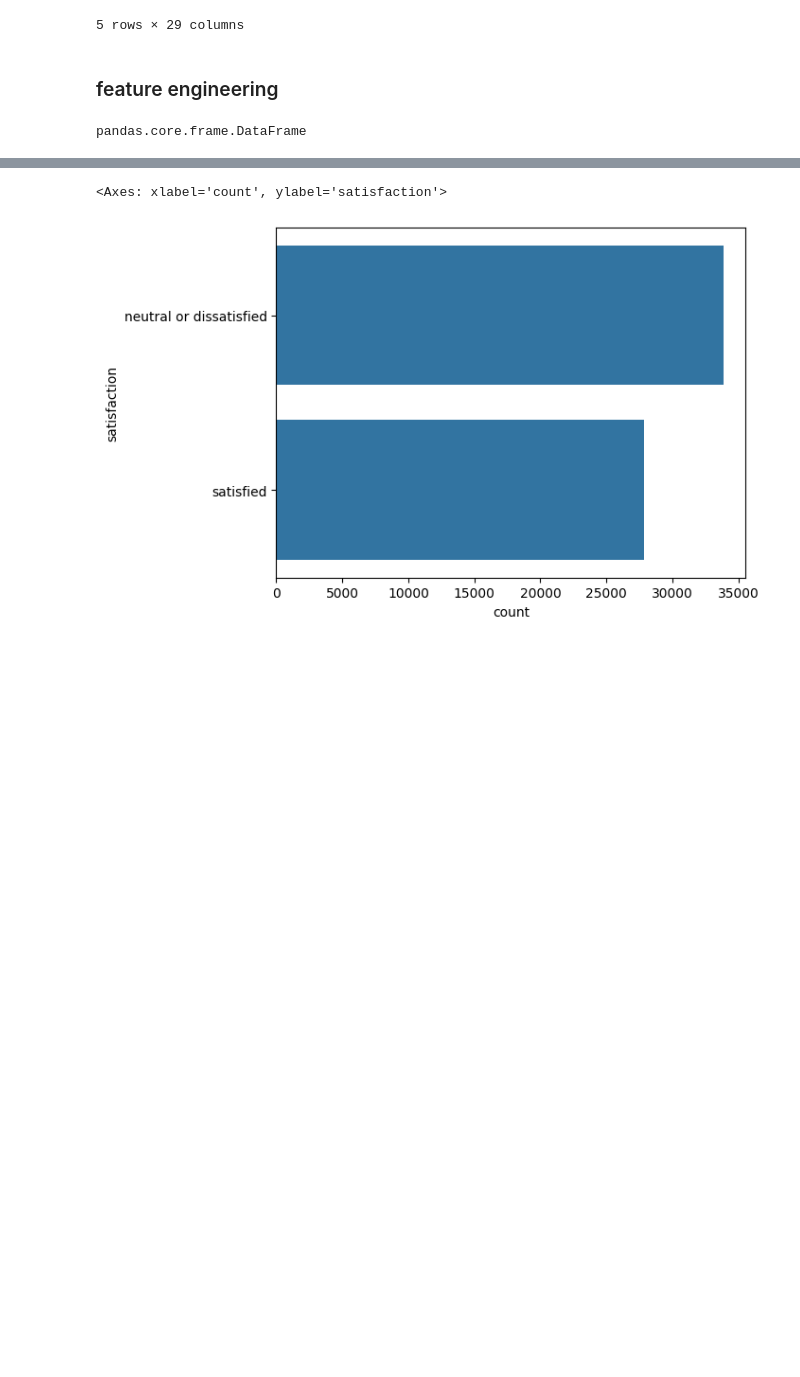
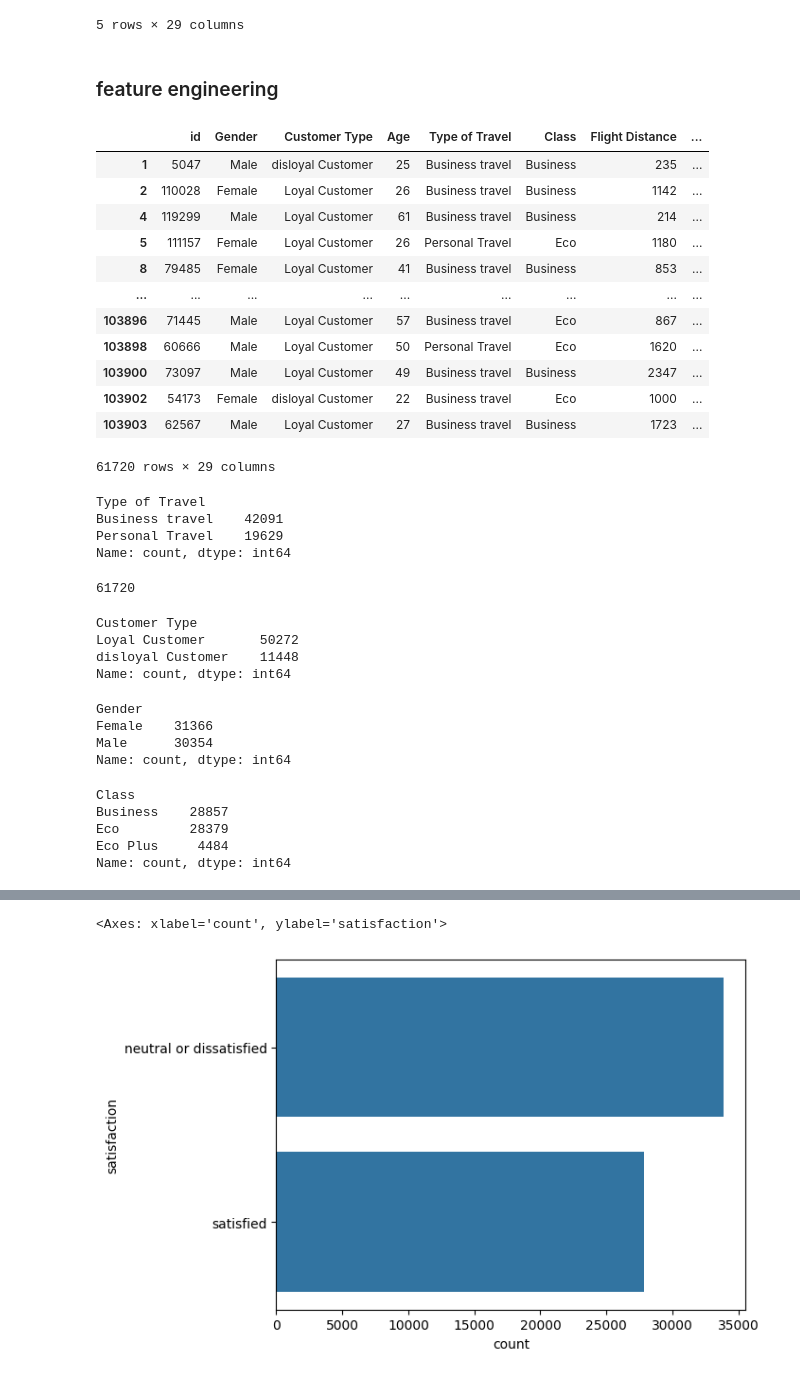
Before and after one commit to thobs-10/ml-zoomcamp-capstone, a Jupyter notebook: notebooks/eda.ipynb, the cells around one changed output, grey strips where cells are left out. Cells and saved outputs as stored; diff of their text form; code cells hidden in the pictures; blank space fills up the shorter version.

```diff
--- a/notebooks/eda.ipynb
+++ b/notebooks/eda.ipynb
@@ -313,6 +313,55 @@ df['total_delay'] = df['Departure Delay in Minutes'] + df['Arrival Delay in Minu
 df['average_delay_time'] = (df['Departure Delay in Minutes'] + df['Arrival Delay in Minutes']) / 2
 df['delay_category'] = df['average_delay_time'].apply(lambda x: 'No Delay' if x <= 25 else ('Short Delay' if x <= 50 else ('Moderate Delay' if x <= 75 else 'Severe Delay')))
 df['has_delay'] = df['total_delay'].apply(lambda x: 1 if x> 0.0 else 0)
+# %%
+df
+# %% [output]
+|  | id | Gender | Customer Type | Age | Type of Travel | Class | Flight Distance | ... |
+| 1 | 5047 | Male | disloyal Customer | 25 | Business travel | Business | 235 | ... |
+| 2 | 110028 | Female | Loyal Customer | 26 | Business travel | Business | 1142 | ... |
+| 4 | 119299 | Male | Loyal Customer | 61 | Business travel | Business | 214 | ... |
+| 5 | 111157 | Female | Loyal Customer | 26 | Personal Travel | Eco | 1180 | ... |
+| 8 | 79485 | Female | Loyal Customer | 41 | Business travel | Business | 853 | ... |
+| ... | ... | ... | ... | ... | ... | ... | ... | ... |
+| 103896 | 71445 | Male | Loyal Customer | 57 | Business travel | Eco | 867 | ... |
+| 103898 | 60666 | Male | Loyal Customer | 50 | Personal Travel | Eco | 1620 | ... |
+| 103900 | 73097 | Male | Loyal Customer | 49 | Business travel | Business | 2347 | ... |
+| 103902 | 54173 | Female | disloyal Customer | 22 | Business travel | Eco | 1000 | ... |
+| 103903 | 62567 | Male | Loyal Customer | 27 | Business travel | Business | 1723 | ... |
+61720 rows × 29 columns
+# %%
+df['Type of Travel'].value_counts()
+# %% [output]
+Type of Travel
+Business travel    42091
+Personal Travel    19629
+Name: count, dtype: int64
+# %%
+42091 + 19629
+# %% [output]
+61720
+# %%
+df['Customer Type'].value_counts()
+# %% [output]
+Customer Type
+Loyal Customer       50272
+disloyal Customer    11448
+Name: count, dtype: int64
+# %%
+df['Gender'].value_counts()
+# %% [output]
+Gender
+Female    31366
+Male      30354
+Name: count, dtype: int64
+# %%
+df['Class'].value_counts()
+# %% [output]
+Class
+Business    28857
+Eco         28379
+Eco Plus     4484
+Name: count, dtype: int64
 # %%
 df['Gender'] = np.where(df['Gender'] == 'Male', 1, 0)
 df['Customer Type'] = np.where(df['Customer Type'] == 'Loyal Customer', 1, 0)
@@ -324,7 +373,3 @@ df['delay_category'] = df['delay_category'].map(label_encode_delay_category)
 # %%
 X = df.drop(columns = 'satisfaction', axis= 1)
 y = df['satisfaction']
-# %%
-type(X)
-# %% [output]
-pandas.core.frame.DataFrame
```
Also changed, not shown: parts of 9 cells of this notebook.
